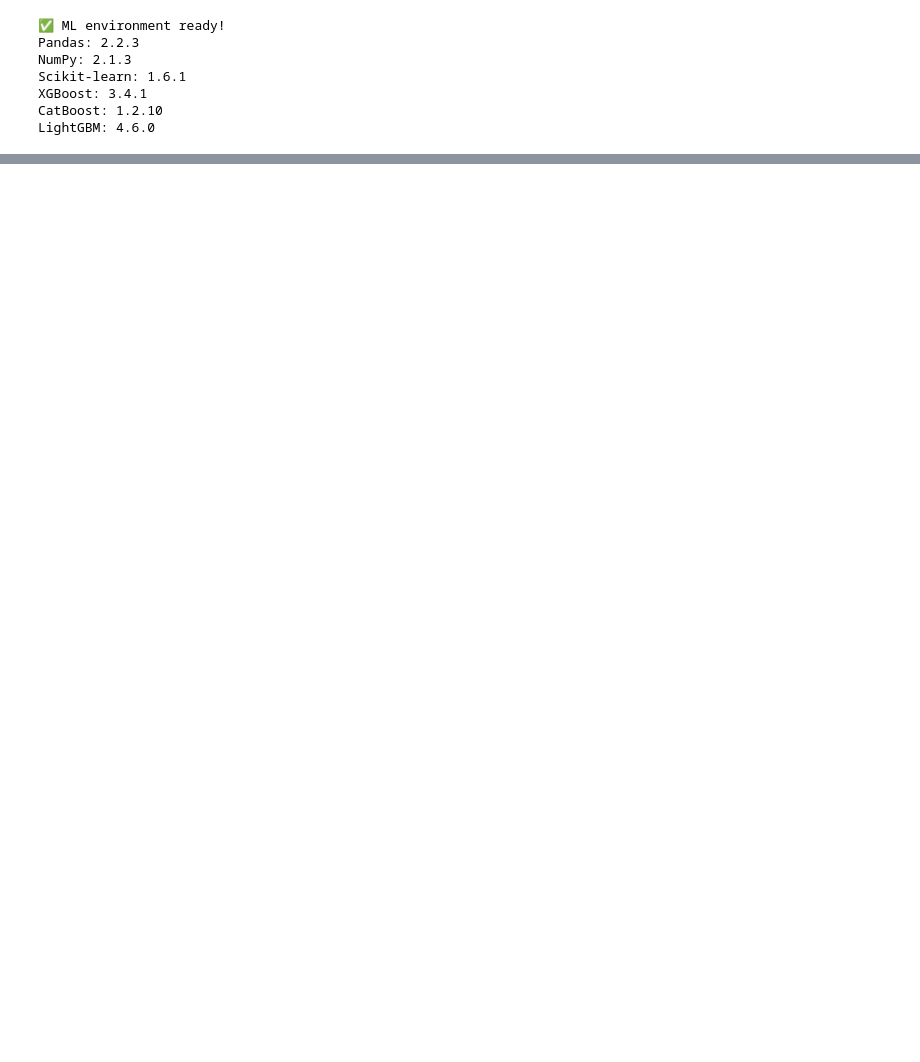
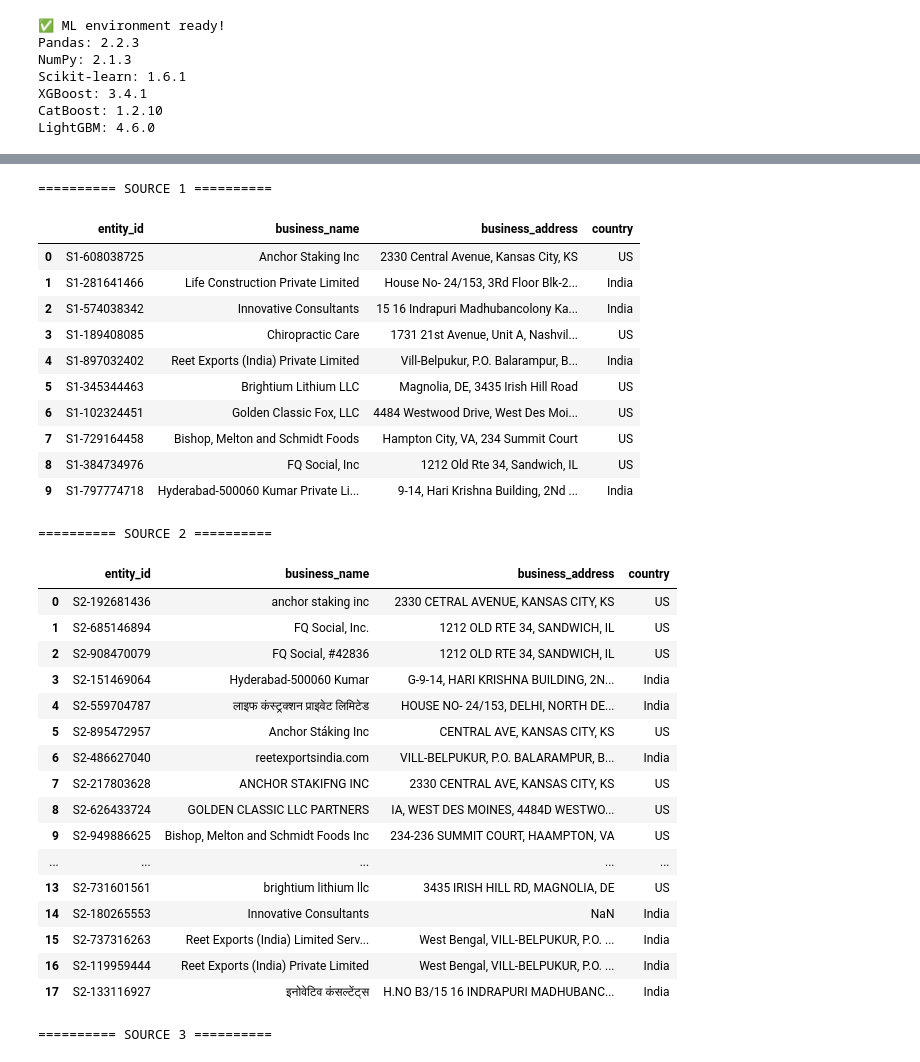
Before and after one commit to mhakashvarma/Amazon_ML_Challenge_2026, a Jupyter notebook: Amazon_ML_Challenge_2026.ipynb, the cells around one changed output, grey strips where cells are left out. Drawn from its saved outputs; the diff is of its cells as text; code cells hidden in the pictures; blank space fills up the shorter version.

Commit message:
Add Amazon ML Challenge V5 solution

```diff
--- a/Amazon_ML_Challenge_2026.ipynb
+++ b/Amazon_ML_Challenge_2026.ipynb
@@ -39,0 +498,13 @@ LightGBM: 4.6.0
+# %%
+import pandas as pd
+import os
+
+base = "/content/amazon_ml_challenge/student_resource/dataset"
+
+gt_path = os.path.join(base, "train/train_ground_truth.tsv")
+
+gt = pd.read_csv(gt_path, sep="\t")
+
+print("Ground truth loaded!")
+print("Rows:", len(gt))
+print("Columns:", gt.columns.tolist())
@@ -39,0 +515,4 @@ LightGBM: 4.6.0
+# %%
+gt_sample = gt.sample(10, random_state=42).copy()
+
+display(gt_sample)
@@ -39,0 +531,18 @@ LightGBM: 4.6.0
+# %%
+s1_ids = set(gt_sample["source1_entity_id"])
+
+s2_ids = set()
+s3_ids = set()
+
+for value in gt_sample["matched_entity_ids"].fillna(""):
+    for entity_id in value.split(","):
+        entity_id = entity_id.strip()
+
+        if entity_id.startswith("S2-"):
+            s2_ids.add(entity_id)
+        elif entity_id.startswith("S3-"):
+            s3_ids.add(entity_id)
+
+print("Source 1 IDs:", len(s1_ids))
+print("Source 2 IDs:", len(s2_ids))
+print("Source 3 IDs:", len(s3_ids))
@@ -39,0 +609,41 @@ LightGBM: 4.6.0
+# %%
+print("========== SOURCE 1 ==========")
+display(s1_records)
+
+print("========== SOURCE 2 ==========")
+display(s2_records)
+
+print("========== SOURCE 3 ==========")
+display(s3_records)
+# %% [output]
+========== SOURCE 1 ==========
+|  | entity_id | business_name | business_address | country |
+| 0 | S1-608038725 | Anchor Staking Inc | 2330 Central Avenue, Kansas City, KS | US |
+| 1 | S1-281641466 | Life Construction Private Limited | House No- 24/153, 3Rd Floor Blk-2... | India |
+| 2 | S1-574038342 | Innovative Consultants | 15 16 Indrapuri Madhubancolony Ka... | India |
+| 3 | S1-189408085 | Chiropractic Care | 1731 21st Avenue, Unit A, Nashvil... | US |
+| 4 | S1-897032402 | Reet Exports (India) Private Limited | Vill-Belpukur, P.O. Balarampur, B... | India |
+| 5 | S1-345344463 | Brightium Lithium LLC | Magnolia, DE, 3435 Irish Hill Road | US |
+| 6 | S1-102324451 | Golden Classic Fox, LLC | 4484 Westwood Drive, West Des Moi... | US |
+| 7 | S1-729164458 | Bishop, Melton and Schmidt Foods | Hampton City, VA, 234 Summit Court | US |
+| 8 | S1-384734976 | FQ Social, Inc | 1212 Old Rte 34, Sandwich, IL | US |
+| 9 | S1-797774718 | Hyderabad-500060 Kumar Private Li... | 9-14, Hari Krishna Building, 2Nd ... | India |
+========== SOURCE 2 ==========
+|  | entity_id | business_name | business_address | country |
+| 0 | S2-192681436 | anchor staking inc | 2330 CETRAL AVENUE, KANSAS CITY, KS | US |
+| 1 | S2-685146894 | FQ Social, Inc. | 1212 OLD RTE 34, SANDWICH, IL | US |
+| 2 | S2-908470079 | FQ Social, #42836 | 1212 OLD RTE 34, SANDWICH, IL | US |
+| 3 | S2-151469064 | Hyderabad-500060 Kumar | G-9-14, HARI KRISHNA BUILDING, 2N... | India |
+| 4 | S2-559704787 | लाइफ कंस्ट्रक्शन प्राइवेट लिमिटेड | HOUSE NO- 24/153, DELHI, NORTH DE... | India |
+| 5 | S2-895472957 | Anchor Stáking Inc | CENTRAL AVE, KANSAS CITY, KS | US |
+| 6 | S2-486627040 | reetexportsindia.com | VILL-BELPUKUR, P.O. BALARAMPUR, B... | India |
+| 7 | S2-217803628 | ANCHOR STAKIFNG INC | 2330 CENTRAL AVE, KANSAS CITY, KS | US |
+| 8 | S2-626433724 | GOLDEN CLASSIC LLC PARTNERS | IA, WEST DES MOINES, 4484D WESTWO... | US |
+| 9 | S2-949886625 | Bishop, Melton and Schmidt Foods Inc | 234-236 SUMMIT COURT, HAAMPTON, VA | US |
+| ... | ... | ... | ... | ... |
+| 13 | S2-731601561 | brightium lithium llc | 3435 IRISH HILL RD, MAGNOLIA, DE | US |
+| 14 | S2-180265553 | Innovative Consultants | NaN | India |
+| 15 | S2-737316263 | Reet Exports (India) Limited Serv... | West Bengal, VILL-BELPUKUR, P.O. ... | India |
+| 16 | S2-119959444 | Reet Exports (India) Private Limited | West Bengal, VILL-BELPUKUR, P.O. ... | India |
+| 17 | S2-133116927 | इनोवेटिव कंसल्टेंट्स | H.NO B3/15 16 INDRAPURI MADHUBANC... | India |
+========== SOURCE 3 ==========
```
Also changed, not shown: parts of 426 cells of this notebook, 4 other files.
